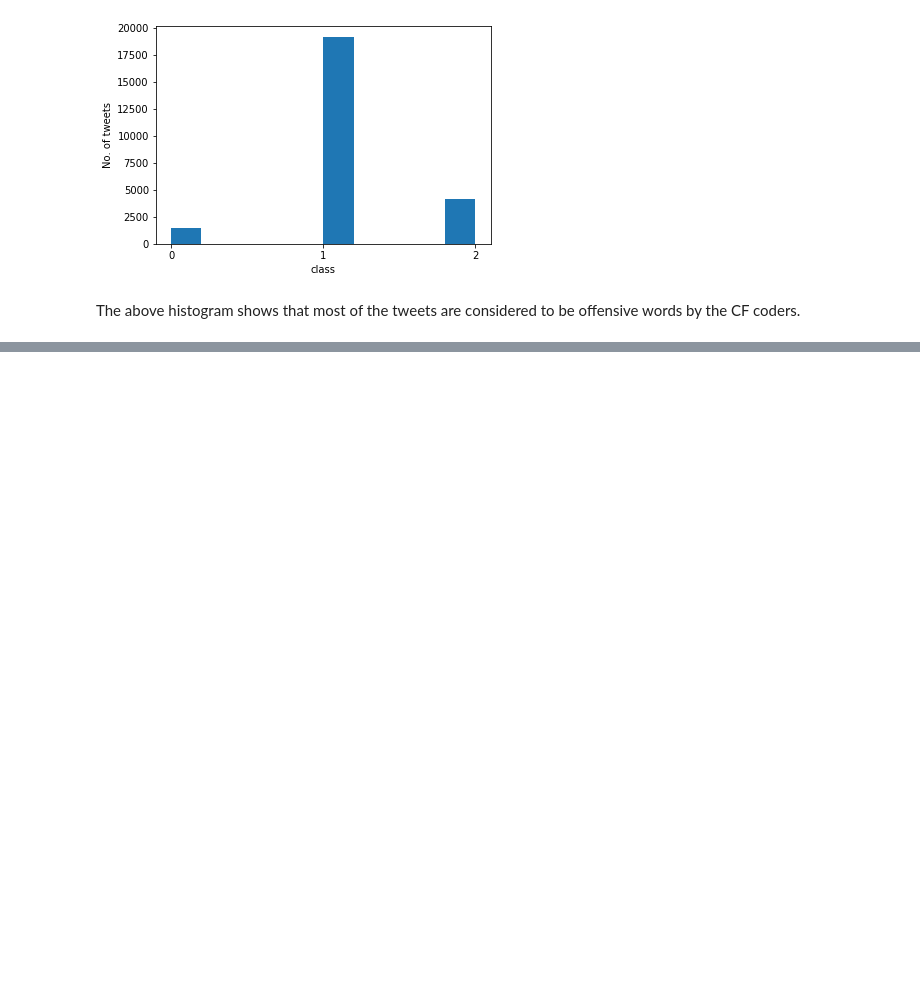
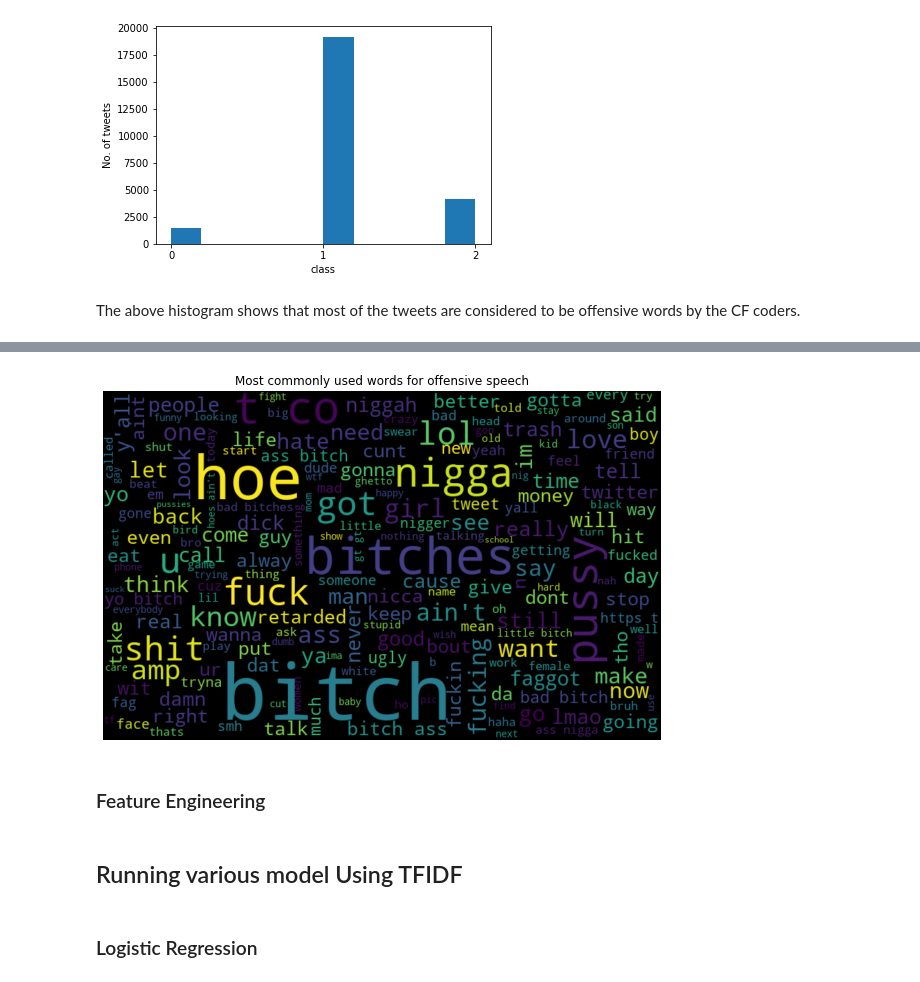
Before and after one commit to Prathamesh21Kulkarni/Hate-Content-Detection, a Jupyter notebook: Hate Content Detection.ipynb, the cells around one changed output, grey strips where cells are left out. Saved outputs shown, nothing was run; the diff lists cells and outputs as text; code cells hidden in the pictures; blank space fills up the shorter version.

```diff
--- a/Hate Content Detection.ipynb
+++ b/Hate Content Detection.ipynb
@@ -128,0 +165,13 @@ plt.xticks(range(class_min, class_max + 1, 1))
+# %%
+# visualizing which of the word is most commonly used for offensive speech
+offensive_words = ' '.join([text for text in data['tweet'][data['class'] == 1]])
+wordcloud = WordCloud(width=800, height=500, random_state=21, max_font_size=110).generate(offensive_words)
+plt.figure(figsize=(10, 7))
+plt.imshow(wordcloud, interpolation="bilinear")
+plt.axis('off')
+plt.title("Most commonly used words for offensive speech")
+plt.show()
+# %% [output]
+[figure, added]
+# %% [markdown]
+### Feature Engineering
@@ -128,0 +186,4 @@ plt.xticks(range(class_min, class_max + 1, 1))
+# %% [markdown]
+## Running various model Using TFIDF
+# %% [markdown]
+### Logistic Regression
```
Also changed, not shown: parts of 15 cells of this notebook.
